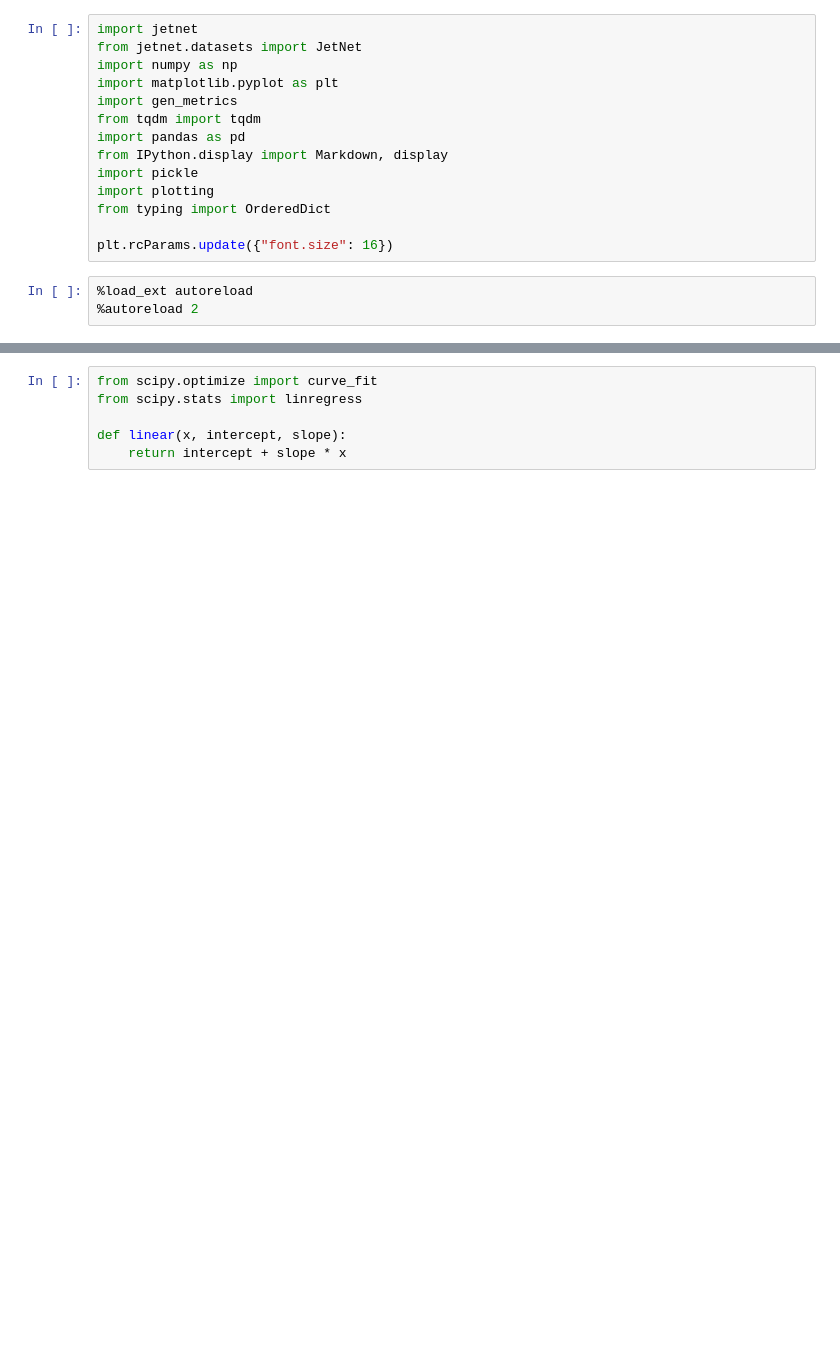
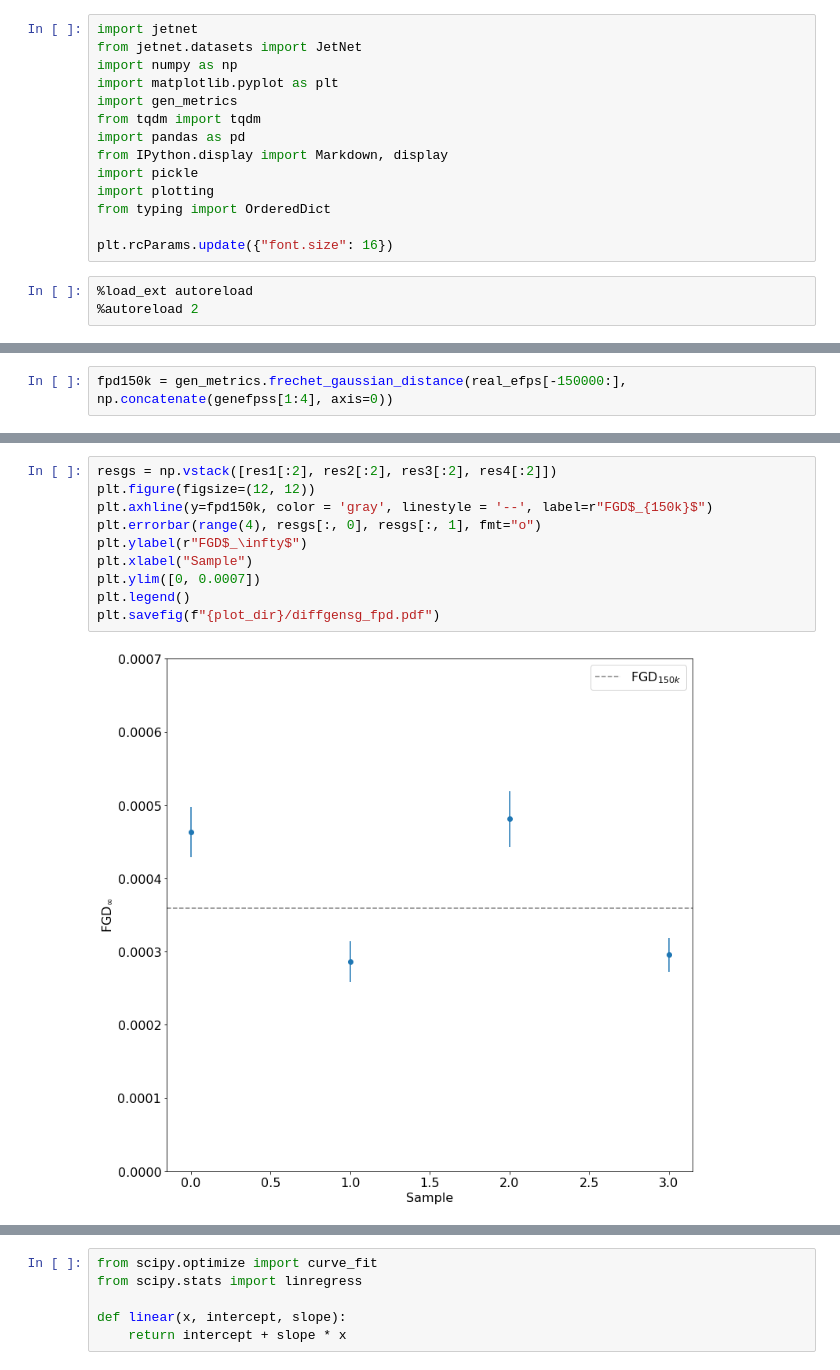
Before and after one commit to rkansal47/hep-generative-metrics, a Jupyter notebook: src/fgd_inf.ipynb, the cells around one changed output, grey strips where cells are left out. Drawn from its saved outputs; the diff is of its cells as text; blank space fills up the shorter version.

```diff
--- a/src/fgd_inf.ipynb
+++ b/src/fgd_inf.ipynb
@@ -28,0 +60,2 @@ real_efps = np.load(f"{data_dir}/t.npy")
+# %%
+fpd150k = gen_metrics.frechet_gaussian_distance(real_efps[-150000:], np.concatenate(genefpss[1:4], axis=0))
@@ -36,0 +129,12 @@ _ = plt.legend()
+# %%
+resgs = np.vstack([res1[:2], res2[:2], res3[:2], res4[:2]])
+plt.figure(figsize=(12, 12))
+plt.axhline(y=fpd150k, color = 'gray', linestyle = '--', label=r"FGD$_{150k}$")
+plt.errorbar(range(4), resgs[:, 0], resgs[:, 1], fmt="o")
+plt.ylabel(r"FGD$_\infty$")
+plt.xlabel("Sample")
+plt.ylim([0, 0.0007])
+plt.legend()
+plt.savefig(f"{plot_dir}/diffgensg_fpd.pdf")
+# %% [output]
+[figure, added]
```
Also changed, not shown: parts of 30 cells of this notebook, 4 other files.
